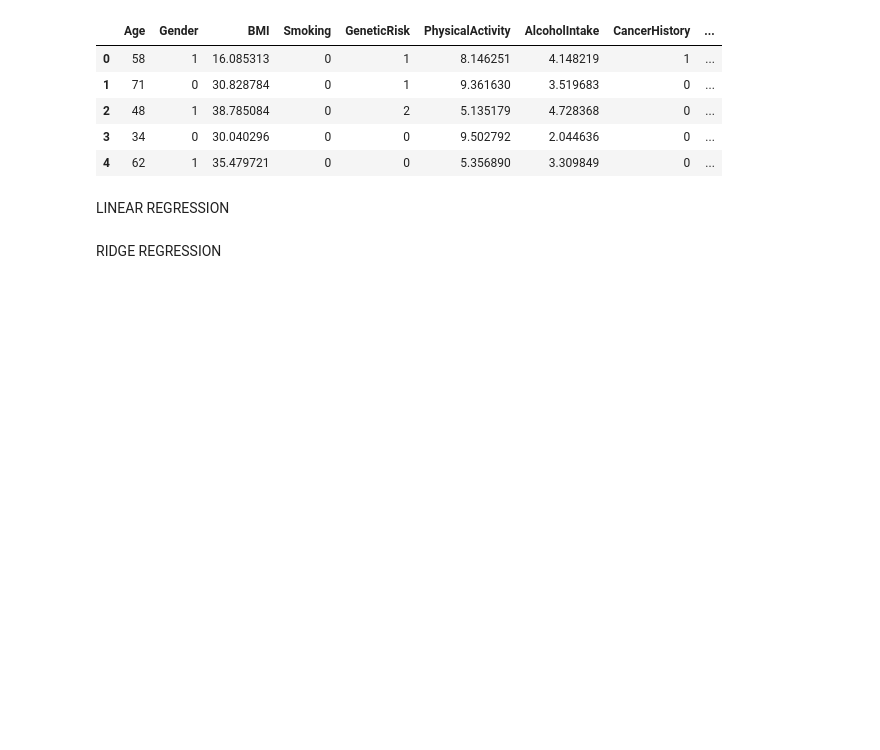
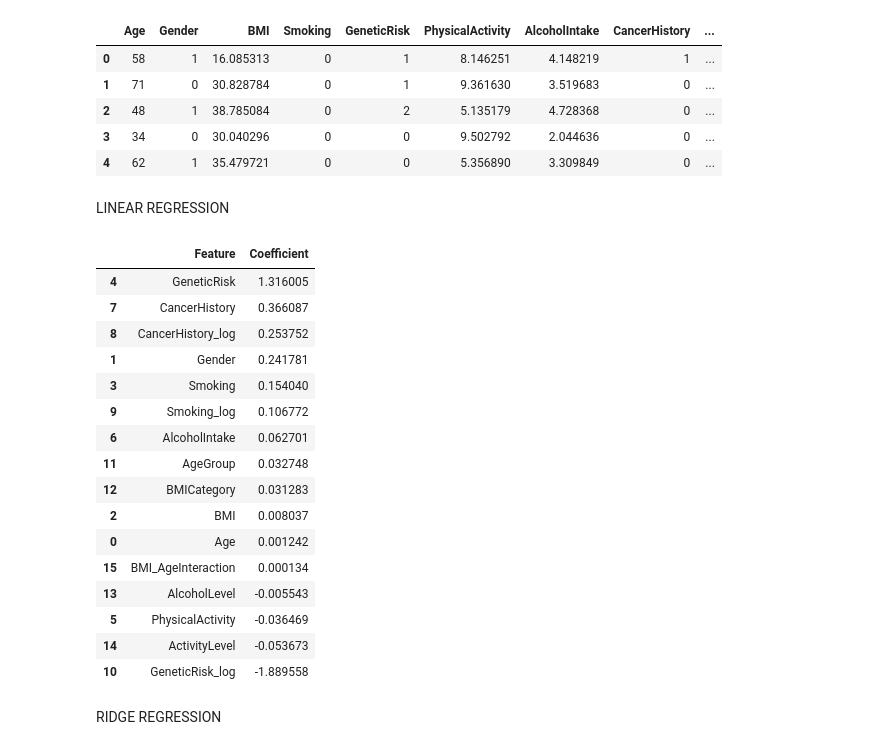
Before and after one commit to Savindi2002/Canser-Prediction-Analysis, a Jupyter notebook: notebooks/cancer_prediction.ipynb, the cells around one changed output. Cells and saved outputs as stored; diff of their text form; code cells hidden in the pictures; blank space fills up the shorter version.

```diff
--- a/notebooks/cancer_prediction.ipynb
+++ b/notebooks/cancer_prediction.ipynb
@@ -616,6 +616,33 @@ lin = LinearRegression()
 lin.fit(X_train, y_train)
 lin_pred = lin.predict(X_test)
 mse_lin = mean_squared_error(y_test, lin_pred)
+# %%
+import pandas as pd
+
+linear_importance = pd.DataFrame({
+    "Feature": X.columns,
+    "Coefficient": lin.coef_
+}).sort_values(by="Coefficient", ascending=False)
+
+linear_importance
+# %% [output]
+|  | Feature | Coefficient |
+| 4 | GeneticRisk | 1.316005 |
+| 7 | CancerHistory | 0.366087 |
+| 8 | CancerHistory_log | 0.253752 |
+| 1 | Gender | 0.241781 |
+| 3 | Smoking | 0.154040 |
+| 9 | Smoking_log | 0.106772 |
+| 6 | AlcoholIntake | 0.062701 |
+| 11 | AgeGroup | 0.032748 |
+| 12 | BMICategory | 0.031283 |
+| 2 | BMI | 0.008037 |
+| 0 | Age | 0.001242 |
+| 15 | BMI_AgeInteraction | 0.000134 |
+| 13 | AlcoholLevel | -0.005543 |
+| 5 | PhysicalActivity | -0.036469 |
+| 14 | ActivityLevel | -0.053673 |
+| 10 | GeneticRisk_log | -1.889558 |
 # %% [markdown]
  RIDGE REGRESSION
 # %%
```
Also changed, not shown: parts of 4 cells of this notebook.
